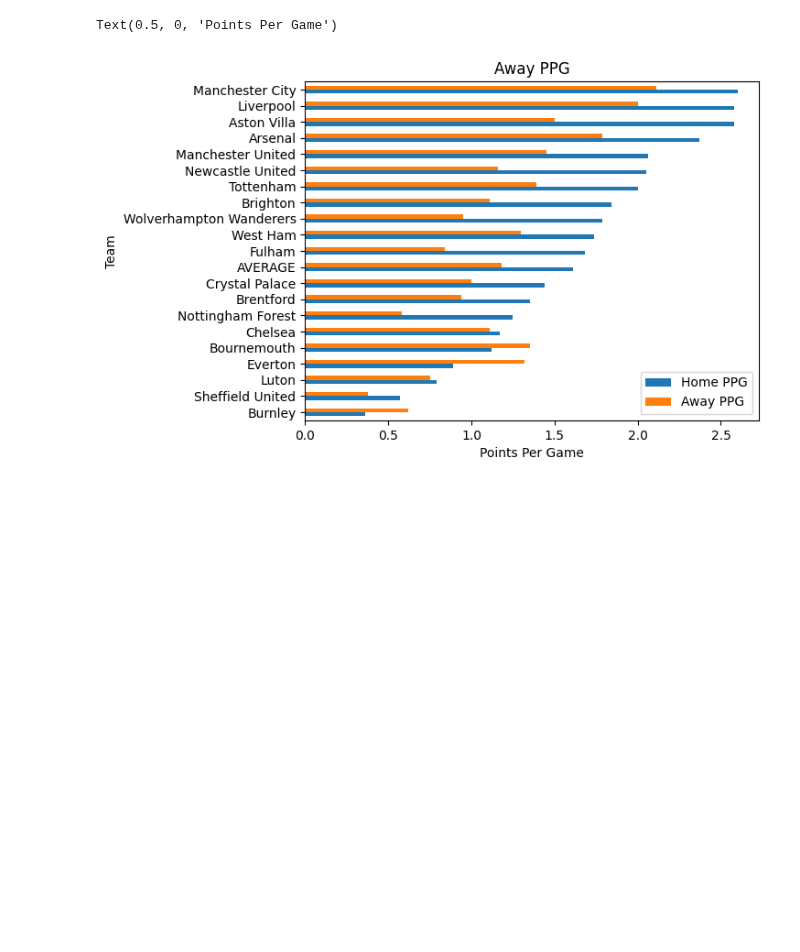
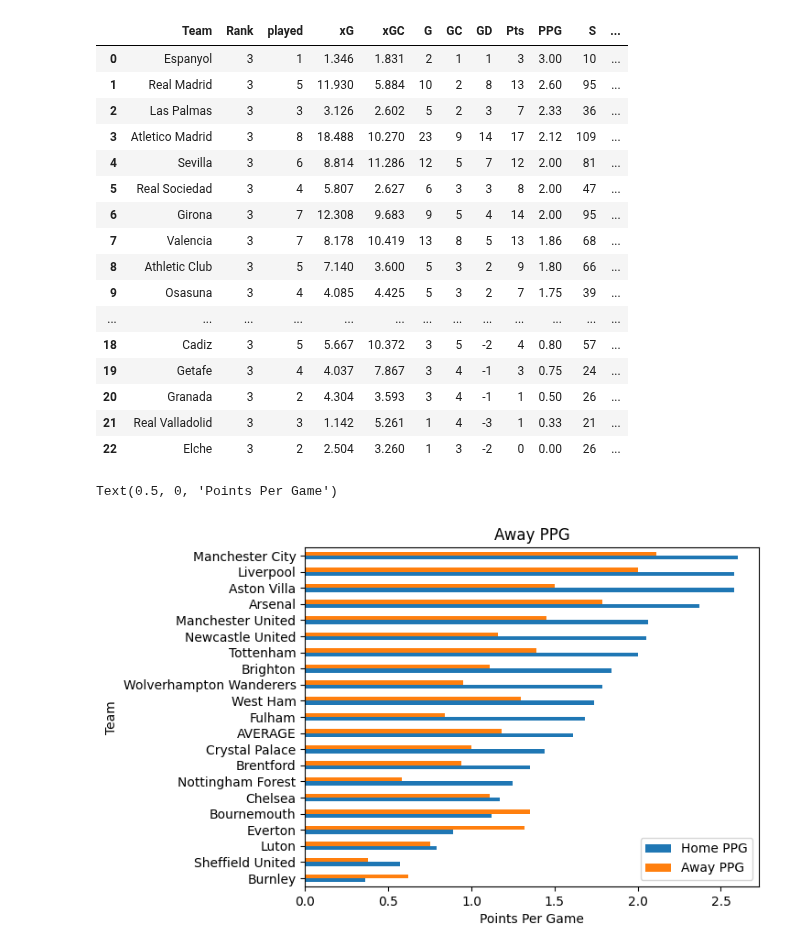
Before and after one commit to rpenn97/score_prediction_tool, a Jupyter notebook: EDA_DF/EDA_Home_vs_Away.ipynb, the cells around one changed output. Cells and saved outputs as stored; diff of their text form; code cells hidden in the pictures; blank space fills up the shorter version.

```diff
--- a/EDA_DF/EDA_Home_vs_Away.ipynb
+++ b/EDA_DF/EDA_Home_vs_Away.ipynb
@@ -26,0 +9,98 @@ please provide us feedback at https://github.com/pandas-dev/pandas/issues/54466
+# %%
+# Overall DF
+
+eng_df = pd.read_excel(r'EPL_understat.xlsx',sheet_name='gamesheet')
+fra_df = pd.read_excel(r'Ligue1_understat.xlsx', sheet_name='gamesheet')
+ger_df = pd.read_excel(r'Bundesliga_understat.xlsx', sheet_name='gamesheet')
+ita_df = pd.read_excel(r'SerieA_understat.xlsx', sheet_name='gamesheet')
+spa_df = pd.read_excel(r'LaLiga_understat.xlsx', sheet_name='gamesheet')
+
+# Last 10 games Tables
+
+eng_l10_table_h = pd.read_excel(r'EPL_understat.xlsx',sheet_name='last10_home')
+eng_l10_table_a = pd.read_excel(r'EPL_understat.xlsx',sheet_name='last10_away')
+
+fra_l10_table_h = pd.read_excel(r'Ligue1_understat.xlsx',sheet_name='last10_home')
+fra_l10_table_a = pd.read_excel(r'Ligue1_understat.xlsx',sheet_name='last10_away')
+
+ger_l10_table_h = pd.read_excel(r'Bundesliga_understat.xlsx',sheet_name='last10_home')
+ger_l10_table_a = pd.read_excel(r'Bundesliga_understat.xlsx',sheet_name='last10_away')
+
+ita_l10_table_h = pd.read_excel(r'SerieA_understat.xlsx',sheet_name='last10_home')
+ita_l10_table_a = pd.read_excel(r'SerieA_understat.xlsx',sheet_name='last10_away')
+
+spa_l10_table_h = pd.read_excel(r'LaLiga_understat.xlsx',sheet_name='last10_home')
+spa_l10_table_a = pd.read_excel(r'LaLiga_understat.xlsx',sheet_name='last10_away')
+
+# Home v Away Tables
+
+eng_table_h = pd.read_excel(r'EPL_understat.xlsx',sheet_name='home')
+eng_table_a = pd.read_excel(r'EPL_understat.xlsx',sheet_name='away')
+
+fra_table_h = pd.read_excel(r'Ligue1_understat.xlsx',sheet_name='home')
+fra_table_a = pd.read_excel(r'Ligue1_understat.xlsx',sheet_name='away')
+
+ger_table_h = pd.read_excel(r'Bundesliga_understat.xlsx',sheet_name='home')
+ger_table_a = pd.read_excel(r'Bundesliga_understat.xlsx',sheet_name='away')
+
+ita_table_h = pd.read_excel(r'SerieA_understat.xlsx',sheet_name='home')
+ita_table_a = pd.read_excel(r'SerieA_understat.xlsx',sheet_name='away')
+
+spa_table_h = pd.read_excel(r'LaLiga_understat.xlsx',sheet_name='home')
+spa_table_a = pd.read_excel(r'LaLiga_understat.xlsx',sheet_name='away')
+
+# Ranked Tables
+eng_r1_table_h = pd.read_excel(r'EPL_understat.xlsx',sheet_name='rank1_home')
+eng_r2_table_h = pd.read_excel(r'EPL_understat.xlsx',sheet_name='rank2_home')
+eng_r3_table_h = pd.read_excel(r'EPL_understat.xlsx',sheet_name='rank3_home')
+eng_r1_table_a = pd.read_excel(r'EPL_understat.xlsx',sheet_name='rank1_away')
+eng_r2_table_a = pd.read_excel(r'EPL_understat.xlsx',sheet_name='rank2_away')
+eng_r3_table_a = pd.read_excel(r'EPL_understat.xlsx',sheet_name='rank3_away')
+
+fra_r1_table_h = pd.read_excel(r'Ligue1_understat.xlsx',sheet_name='rank1_home')
+fra_r2_table_h = pd.read_excel(r'Ligue1_understat.xlsx',sheet_name='rank2_home')
+fra_r3_table_h = pd.read_excel(r'Ligue1_understat.xlsx',sheet_name='rank3_home')
+fra_r1_table_a = pd.read_excel(r'Ligue1_understat.xlsx',sheet_name='rank1_away')
+fra_r2_table_a = pd.read_excel(r'Ligue1_understat.xlsx',sheet_name='rank2_away')
+fra_r3_table_a = pd.read_excel(r'Ligue1_understat.xlsx',sheet_name='rank3_away')
+
+ger_r1_table_h = pd.read_excel(r'Bundesliga_understat.xlsx',sheet_name='rank1_home')
+ger_r2_table_h = pd.read_excel(r'Bundesliga_understat.xlsx',sheet_name='rank2_home')
+ger_r3_table_h = pd.read_excel(r'Bundesliga_understat.xlsx',sheet_name='rank3_home')
+ger_r1_table_a = pd.read_excel(r'Bundesliga_understat.xlsx',sheet_name='rank1_away')
+ger_r2_table_a = pd.read_excel(r'Bundesliga_understat.xlsx',sheet_name='rank2_away')
+ger_r3_table_a = pd.read_excel(r'Bundesliga_understat.xlsx',sheet_name='rank3_away')
+
+ita_r1_table_h = pd.read_excel(r'SerieA_understat.xlsx',sheet_name='rank1_home')
+ita_r2_table_h = pd.read_excel(r'SerieA_understat.xlsx',sheet_name='rank2_home')
+ita_r3_table_h = pd.read_excel(r'SerieA_understat.xlsx',sheet_name='rank3_home')
+ita_r1_table_a = pd.read_excel(r'SerieA_understat.xlsx',sheet_name='rank1_away')
+ita_r2_table_a = pd.read_excel(r'SerieA_understat.xlsx',sheet_name='rank2_away')
+ita_r3_table_a = pd.read_excel(r'SerieA_understat.xlsx',sheet_name='rank3_away')
+
+spa_r1_table_h = pd.read_excel(r'LaLiga_understat.xlsx',sheet_name='rank1_home')
+spa_r2_table_h = pd.read_excel(r'LaLiga_understat.xlsx',sheet_name='rank2_home')
+spa_r3_table_h = pd.read_excel(r'LaLiga_understat.xlsx',sheet_name='rank3_home')
+spa_r1_table_a = pd.read_excel(r'LaLiga_understat.xlsx',sheet_name='rank1_away')
+spa_r2_table_a = pd.read_excel(r'LaLiga_understat.xlsx',sheet_name='rank2_away')
+spa_r3_table_a = pd.read_excel(r'LaLiga_understat.xlsx',sheet_name='rank3_away')
+
+spa_r3_table_a
+# %% [output]
+|  | Team | Rank | played | xG | xGC | G | GC | GD | Pts | PPG | S | ... |
+| 0 | Espanyol | 3 | 1 | 1.346 | 1.831 | 2 | 1 | 1 | 3 | 3.00 | 10 | ... |
+| 1 | Real Madrid | 3 | 5 | 11.930 | 5.884 | 10 | 2 | 8 | 13 | 2.60 | 95 | ... |
+| 2 | Las Palmas | 3 | 3 | 3.126 | 2.602 | 5 | 2 | 3 | 7 | 2.33 | 36 | ... |
+| 3 | Atletico Madrid | 3 | 8 | 18.488 | 10.270 | 23 | 9 | 14 | 17 | 2.12 | 109 | ... |
+| 4 | Sevilla | 3 | 6 | 8.814 | 11.286 | 12 | 5 | 7 | 12 | 2.00 | 81 | ... |
+| 5 | Real Sociedad | 3 | 4 | 5.807 | 2.627 | 6 | 3 | 3 | 8 | 2.00 | 47 | ... |
+| 6 | Girona | 3 | 7 | 12.308 | 9.683 | 9 | 5 | 4 | 14 | 2.00 | 95 | ... |
+| 7 | Valencia | 3 | 7 | 8.178 | 10.419 | 13 | 8 | 5 | 13 | 1.86 | 68 | ... |
+| 8 | Athletic Club | 3 | 5 | 7.140 | 3.600 | 5 | 3 | 2 | 9 | 1.80 | 66 | ... |
+| 9 | Osasuna | 3 | 4 | 4.085 | 4.425 | 5 | 3 | 2 | 7 | 1.75 | 39 | ... |
+| ... | ... | ... | ... | ... | ... | ... | ... | ... | ... | ... | ... | ... |
+| 18 | Cadiz | 3 | 5 | 5.667 | 10.372 | 3 | 5 | -2 | 4 | 0.80 | 57 | ... |
+| 19 | Getafe | 3 | 4 | 4.037 | 7.867 | 3 | 4 | -1 | 3 | 0.75 | 24 | ... |
+| 20 | Granada | 3 | 2 | 4.304 | 3.593 | 3 | 4 | -1 | 1 | 0.50 | 26 | ... |
+| 21 | Real Valladolid | 3 | 3 | 1.142 | 5.261 | 1 | 4 | -3 | 1 | 0.33 | 21 | ... |
+| 22 | Elche | 3 | 2 | 2.504 | 3.260 | 1 | 3 | -2 | 0 | 0.00 | 26 | ... |
```
Also changed, not shown: parts of 4 cells of this notebook.
